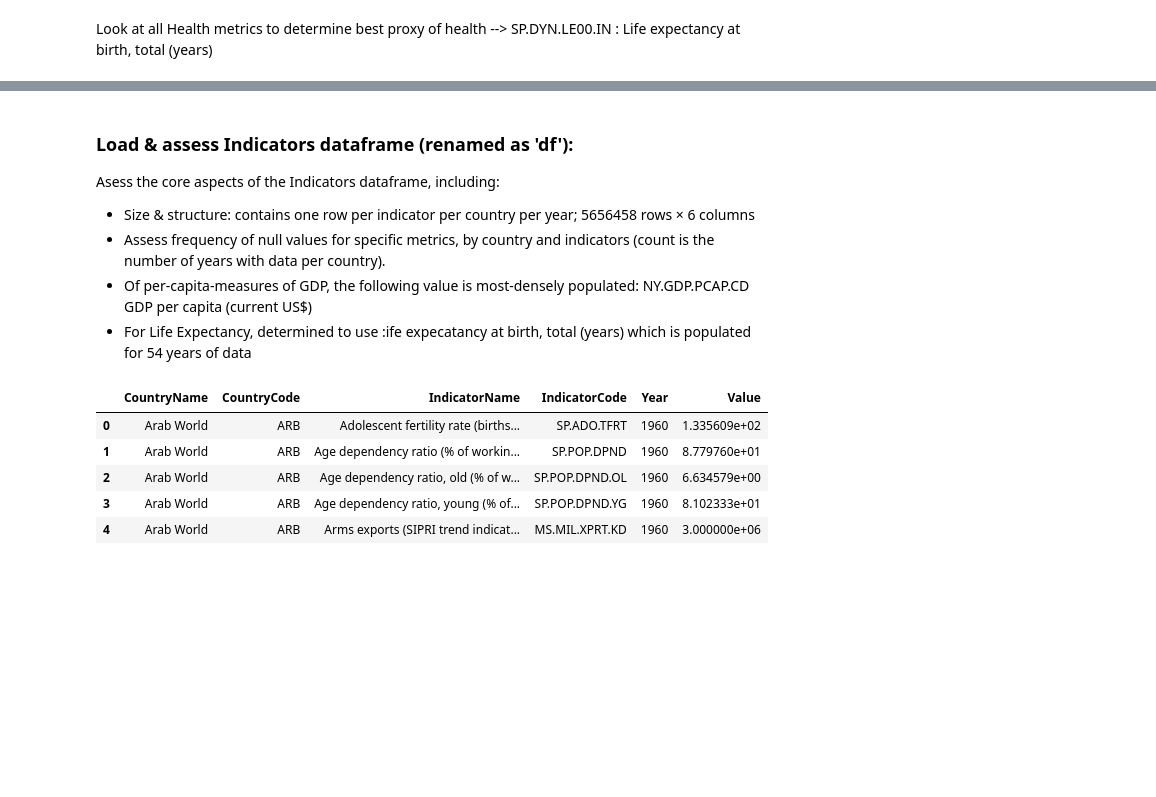
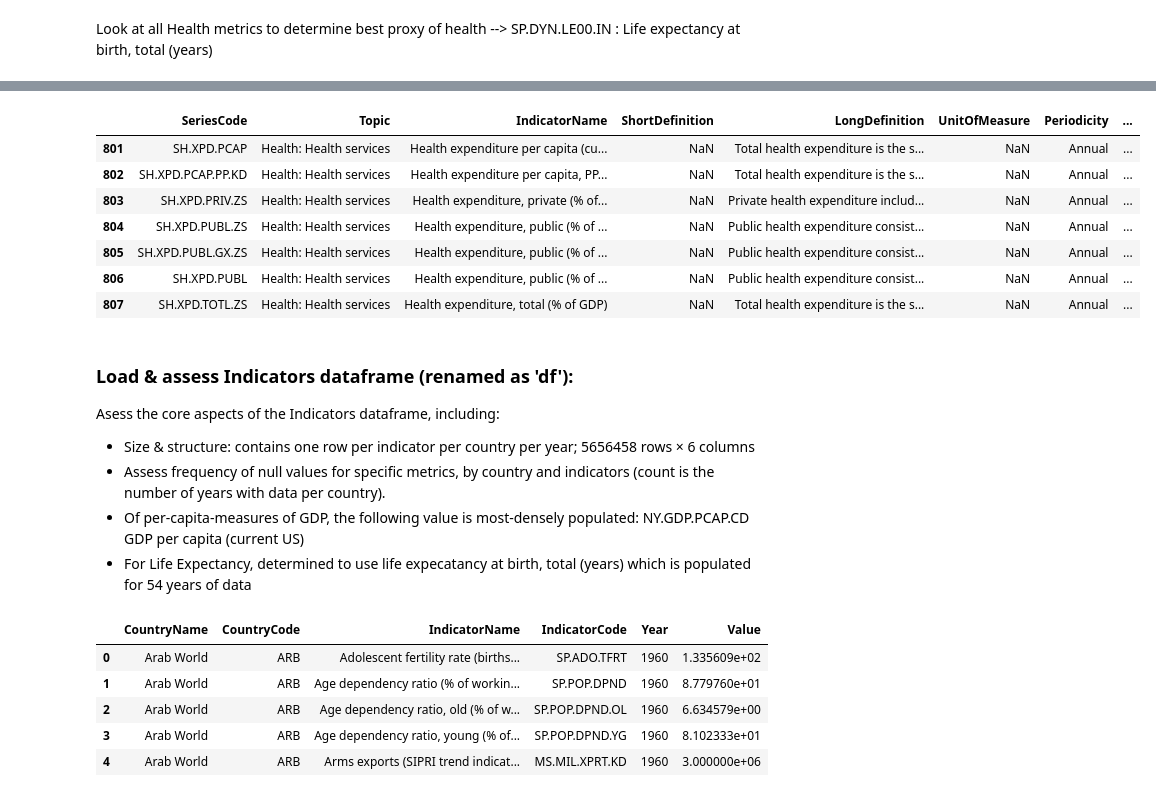
Before and after one commit to gussie/Springboard_data_science, a Jupyter notebook: Capstone project 1.ipynb, the cells around one changed output, grey strips where cells are left out. Cells and saved outputs as stored; diff of their text form; code cells hidden in the pictures; blank space fills up the shorter version.

Commit message:
Interactive data viz for hospital admin EDA

```diff
--- a/Capstone project 1.ipynb
+++ b/Capstone project 1.ipynb
@@ -108,10 +113,21 @@ metrics[metrics.IndicatorName.str.contains('GDP per capita')].head()
+# %%
+metrics[metrics.IndicatorName.str.contains('Health expenditure')]
+# %% [output]
+|  | SeriesCode | Topic | IndicatorName | ShortDefinition | LongDefinition | UnitOfMeasure | Periodicity | ... |
+| 801 | SH.XPD.PCAP | Health: Health services | Health expenditure per capita (cu... | NaN | Total health expenditure is the s... | NaN | Annual | ... |
+| 802 | SH.XPD.PCAP.PP.KD | Health: Health services | Health expenditure per capita, PP... | NaN | Total health expenditure is the s... | NaN | Annual | ... |
+| 803 | SH.XPD.PRIV.ZS | Health: Health services | Health expenditure, private (% of... | NaN | Private health expenditure includ... | NaN | Annual | ... |
+| 804 | SH.XPD.PUBL.ZS | Health: Health services | Health expenditure, public (% of ... | NaN | Public health expenditure consist... | NaN | Annual | ... |
+| 805 | SH.XPD.PUBL.GX.ZS | Health: Health services | Health expenditure, public (% of ... | NaN | Public health expenditure consist... | NaN | Annual | ... |
+| 806 | SH.XPD.PUBL | Health: Health services | Health expenditure, public (% of ... | NaN | Public health expenditure consist... | NaN | Annual | ... |
+| 807 | SH.XPD.TOTL.ZS | Health: Health services | Health expenditure, total (% of GDP) | NaN | Total health expenditure is the s... | NaN | Annual | ... |
 # %% [markdown]
 ### Load & assess Indicators dataframe (renamed as 'df'):
 Asess the core aspects of the Indicators dataframe, including:
 - Size & structure: contains one row per indicator per country per year; 5656458 rows × 6 columns
 - Assess frequency of null values for specific metrics, by country and indicators (count is the number of years with data per country).
-- Of per-capita-measures of GDP, the following value is most-densely populated: NY.GDP.PCAP.CD	GDP per capita (current US$)
-- For Life Expectancy, determined to use :ife expecatancy at birth, total (years) which is populated for 54 years of data
+- Of per-capita-measures of GDP, the following value is most-densely populated: NY.GDP.PCAP.CD	GDP per capita (current US)
+- For Life Expectancy, determined to use life expecatancy at birth, total (years) which is populated for 54 years of data
 # %%
 df = pd.DataFrame.from_csv('data/indicators.csv', index_col=None)
 df.head(5)
```
Also changed, not shown: parts of 4 cells of this notebook.
